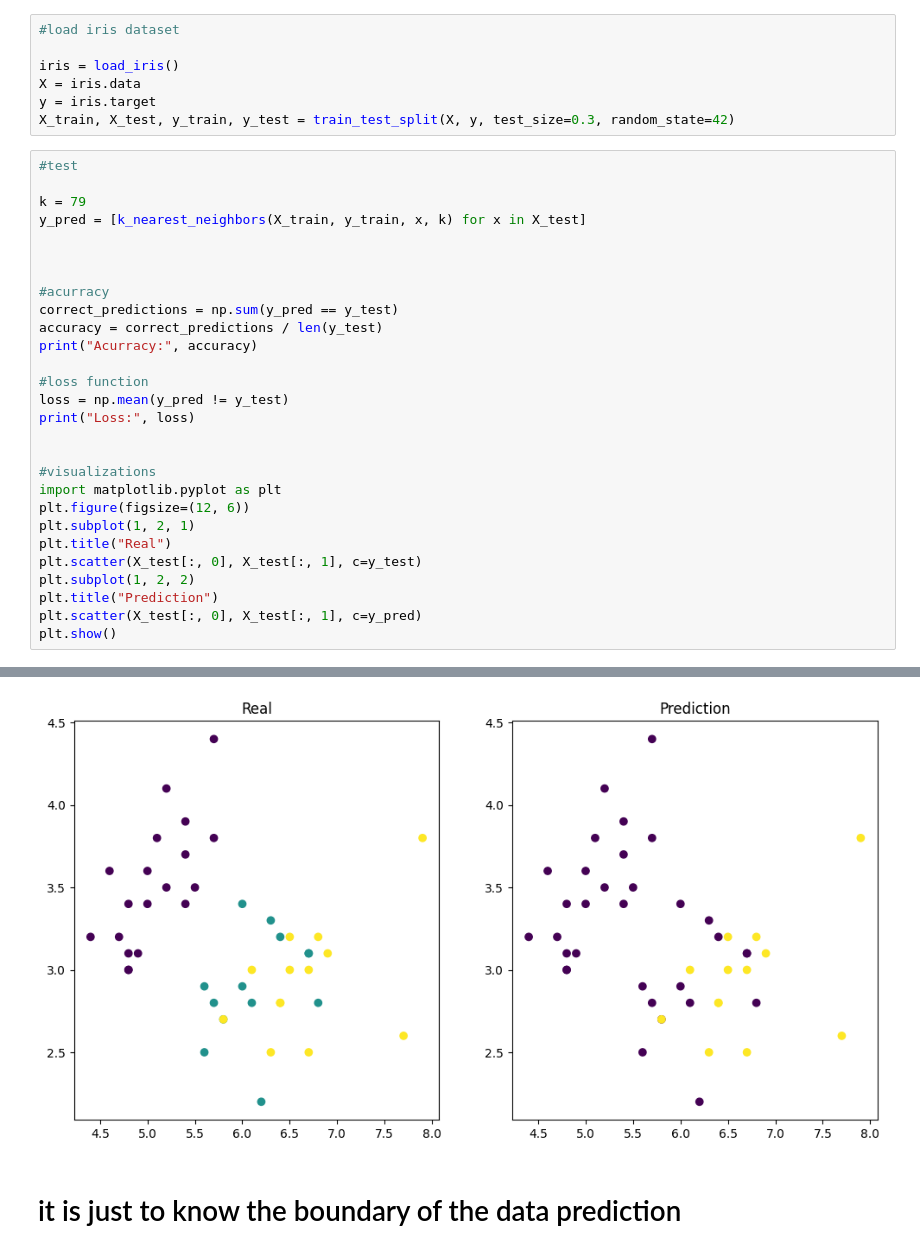
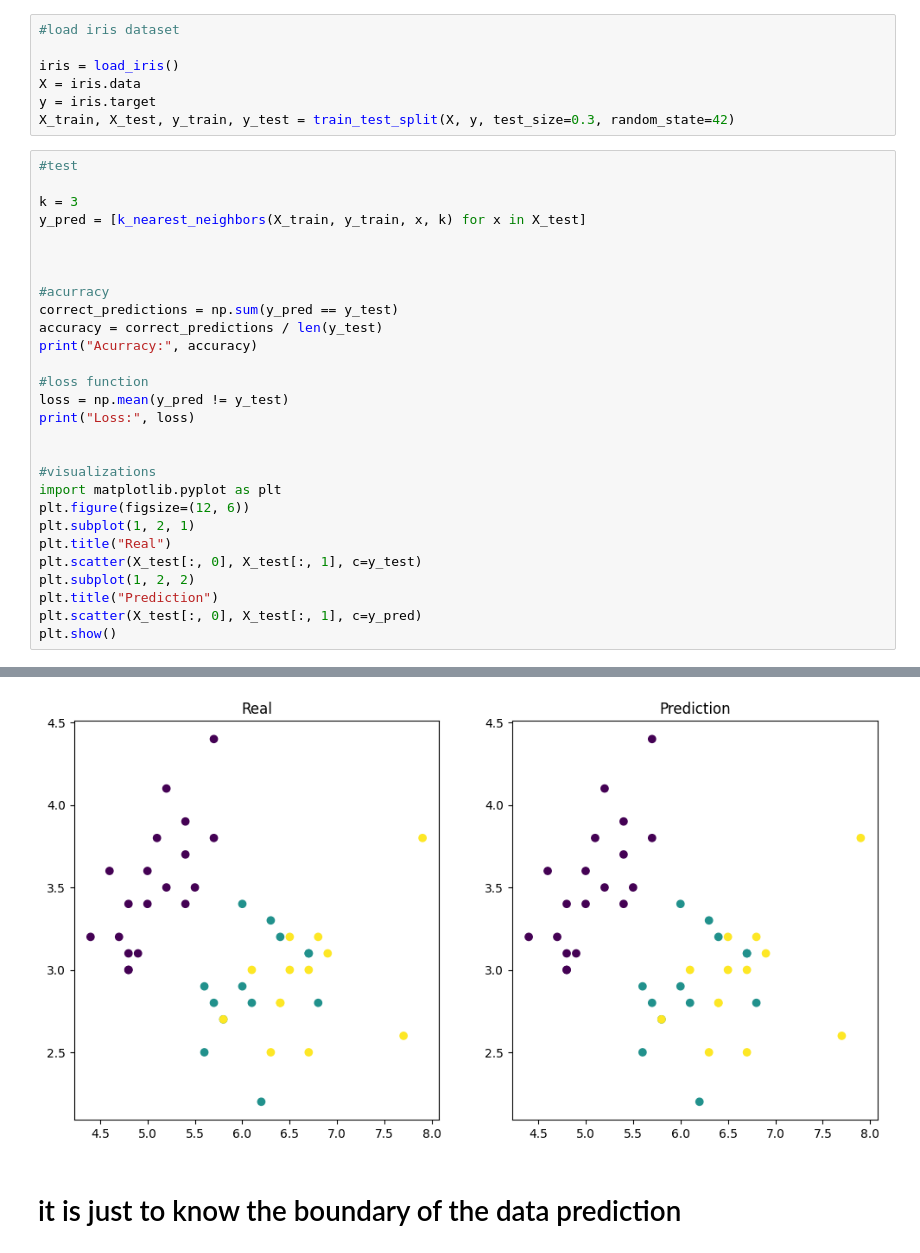
Before and after one commit to JavierCan/data_mining, a Jupyter notebook: K_NN.ipynb, the cells around one changed output, grey strips where cells are left out. Saved outputs shown, nothing was run; the diff lists cells and outputs as text.

```diff
--- a/K_NN.ipynb
+++ b/K_NN.ipynb
@@ -38,7 +38,7 @@ X_train, X_test, y_train, y_test = train_test_split(X, y, test_size=0.3, random_
 # %%
 #test
 
-k = 79
+k = 3
 y_pred = [k_nearest_neighbors(X_train, y_train, x, k) for x in X_test]
 
 
@@ -69,4 +69,4 @@ Loss: 0.4222222222222222
-[figure, old version]
+[figure, new version]
 # %% [markdown]
 # it is just to know the boundary of the data prediction
 # %%
```
Also changed, not shown: parts of 2 cells of this notebook.
